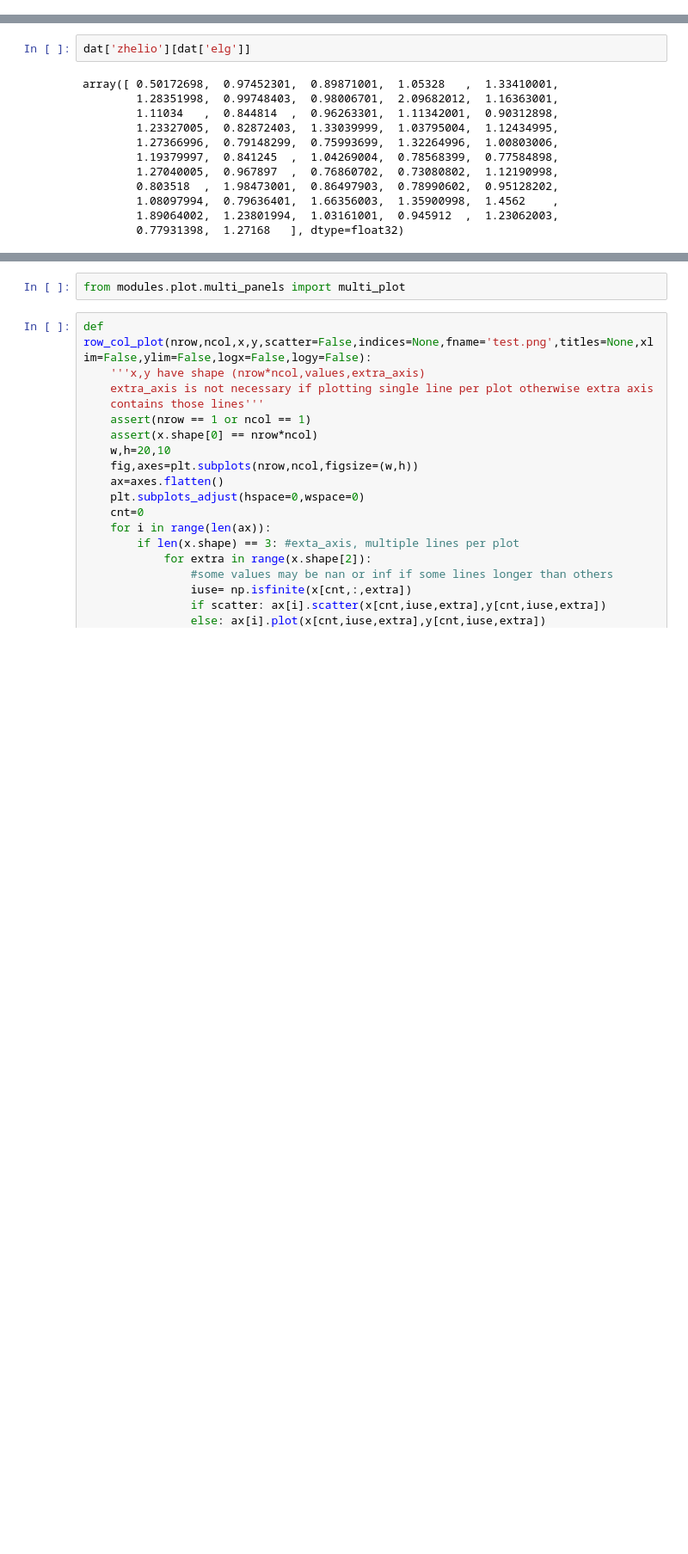
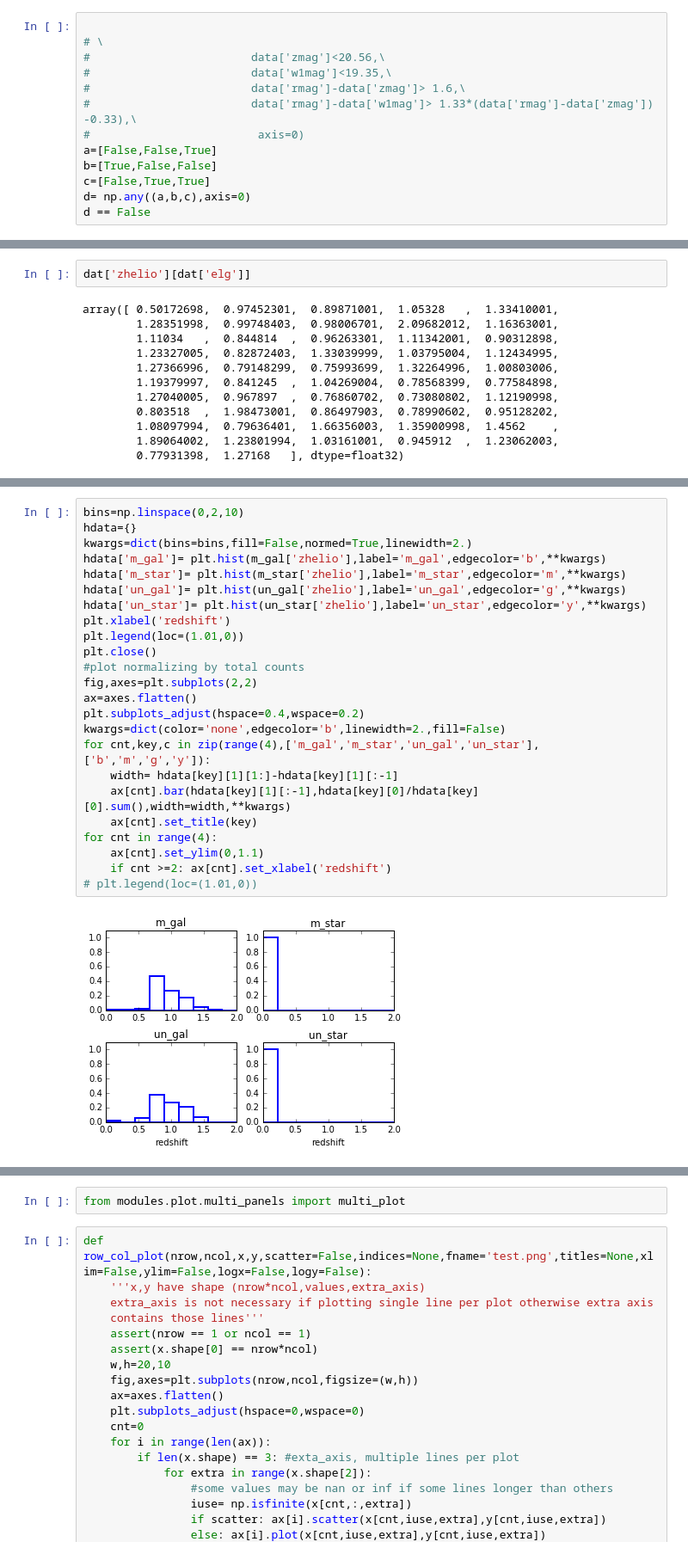
Before and after one commit to kaylanb/thesis_code, a Jupyter notebook: Testing.ipynb, the cells around one changed output, grey strips where cells are left out. Shown at 86% size. Cells and saved outputs as stored; diff of their text form; blank space fills up the shorter version.

```diff
--- a/Testing.ipynb
+++ b/Testing.ipynb
@@ -130,0 +97,13 @@ get_targets(dat)
+# %%
+
+# \
+#                        data['zmag']<20.56,\
+#                        data['w1mag']<19.35,\
+#                        data['rmag']-data['zmag']> 1.6,\
+#                        data['rmag']-data['w1mag']> 1.33*(data['rmag']-data['zmag']) -0.33),\
+#                         axis=0)
+a=[False,False,True]
+b=[True,False,False]
+c=[False,True,True]
+d= np.any((a,b,c),axis=0)
+d == False
@@ -156,0 +140,26 @@ plt.scatter(data['dr1_gflux'],data['dr2_gflux'])
+# %%
+bins=np.linspace(0,2,10)
+hdata={}
+kwargs=dict(bins=bins,fill=False,normed=True,linewidth=2.)
+hdata['m_gal']= plt.hist(m_gal['zhelio'],label='m_gal',edgecolor='b',**kwargs)
+hdata['m_star']= plt.hist(m_star['zhelio'],label='m_star',edgecolor='m',**kwargs)
+hdata['un_gal']= plt.hist(un_gal['zhelio'],label='un_gal',edgecolor='g',**kwargs)
+hdata['un_star']= plt.hist(un_star['zhelio'],label='un_star',edgecolor='y',**kwargs)
+plt.xlabel('redshift')
+plt.legend(loc=(1.01,0))
+plt.close()
+#plot normalizing by total counts
+fig,axes=plt.subplots(2,2)
+ax=axes.flatten()
+plt.subplots_adjust(hspace=0.4,wspace=0.2)
+kwargs=dict(color='none',edgecolor='b',linewidth=2.,fill=False)
+for cnt,key,c in zip(range(4),['m_gal','m_star','un_gal','un_star'],['b','m','g','y']):
+    width= hdata[key][1][1:]-hdata[key][1][:-1]
+    ax[cnt].bar(hdata[key][1][:-1],hdata[key][0]/hdata[key][0].sum(),width=width,**kwargs)
+    ax[cnt].set_title(key)
+for cnt in range(4):
+    ax[cnt].set_ylim(0,1.1)
+    if cnt >=2: ax[cnt].set_xlabel('redshift')
+# plt.legend(loc=(1.01,0))
+# %% [output]
+[figure, added]
```
Also changed, not shown: parts of 36 cells of this notebook.
